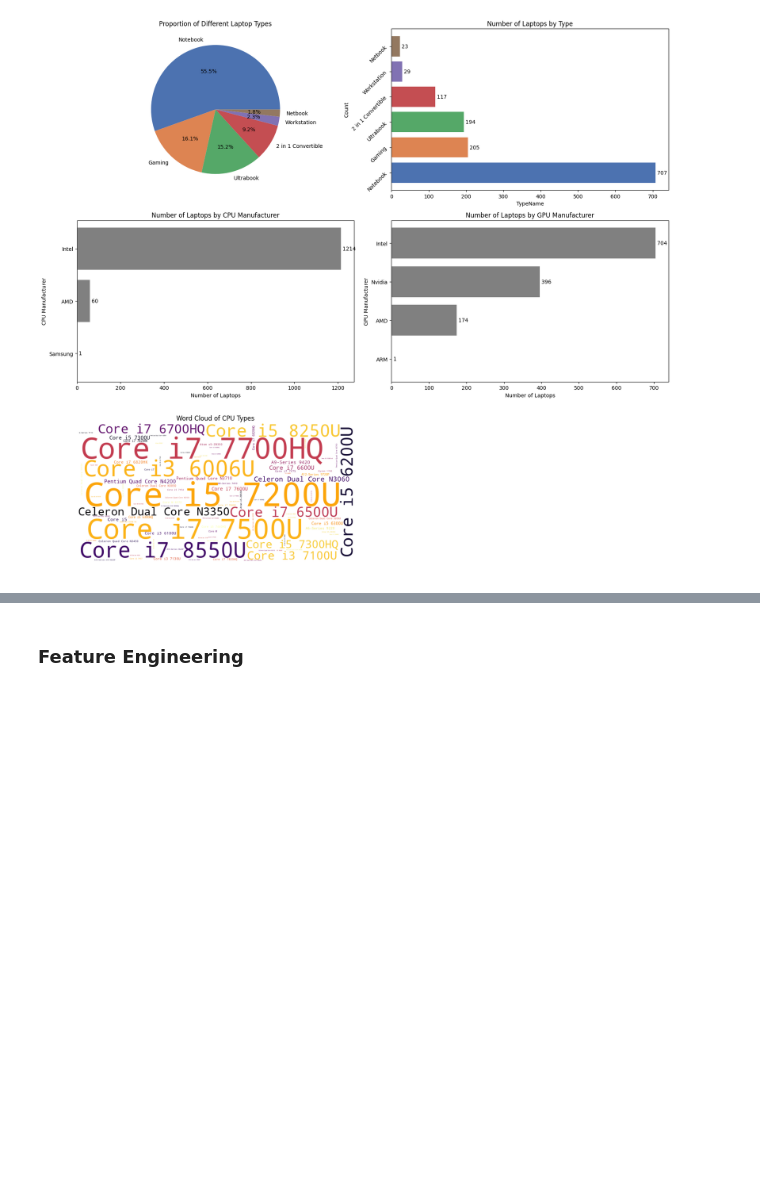
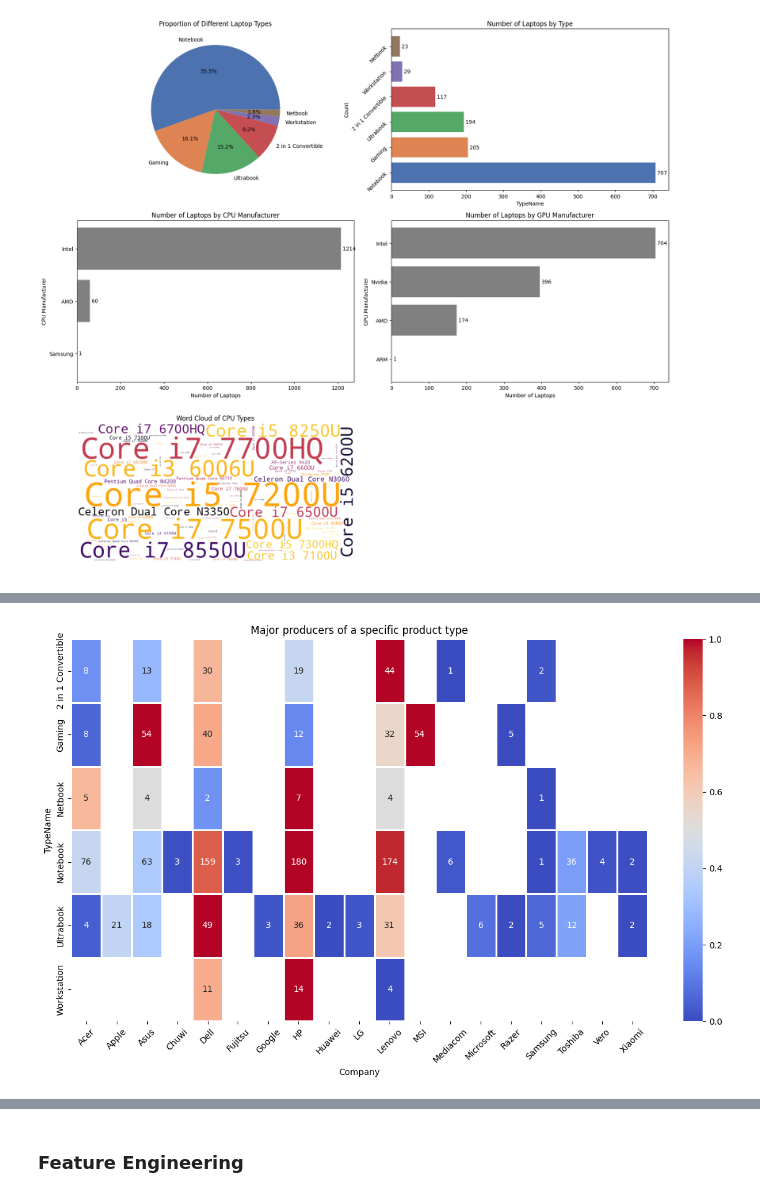
Before and after one commit to FarzanehSoltanzadeh/Regression, a Jupyter notebook: Multivariate Linear Regression/Implementation.ipynb, the cells around one changed output, grey strips where cells are left out. Saved outputs shown, nothing was run; the diff lists cells and outputs as text; code cells hidden in the pictures; blank space fills up the shorter version.

Commit message:
Add plots for EDA

```diff
--- a/Multivariate Linear Regression/Implementation.ipynb
+++ b/Multivariate Linear Regression/Implementation.ipynb
@@ -261 +261,17 @@ plt.show()
 [figure]
+# %%
+mp_pt = df.groupby(['TypeName', 'Company']).size().unstack()
+
+# Normalize each row
+# This to insure that color intensity gets calculated independently for each row
+normalized_data = mp_pt.apply(lambda x: (x - np.min(x)) / (np.max(x) - np.min(x)), axis=1)
+
+plt.figure(figsize=(15, 8))
+sns.heatmap(normalized_data, annot=mp_pt, fmt=".0f", cmap="coolwarm", cbar=True, linewidths=2)
+plt.title("Major producers of a specific product type")
+plt.xlabel("Company")
+plt.ylabel("TypeName")
+plt.xticks(rotation=45)
+plt.show()
+# %% [output]
+[figure, added]
```
Also changed, not shown: parts of 3 cells of this notebook.
